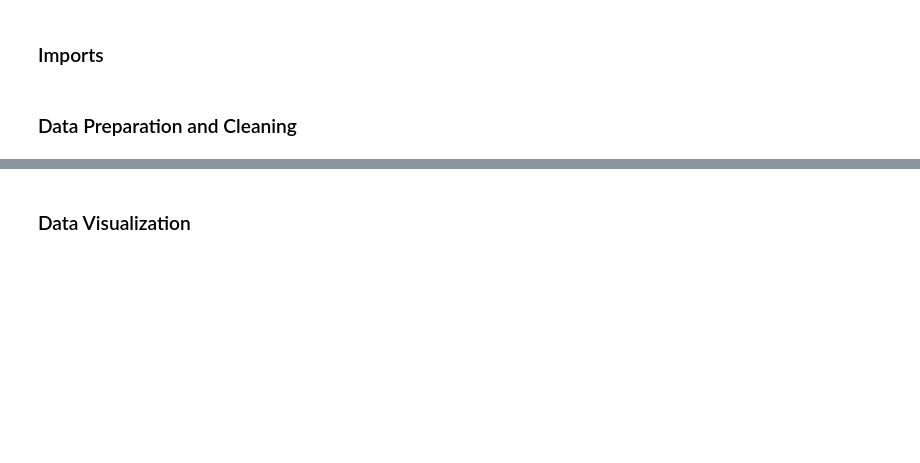
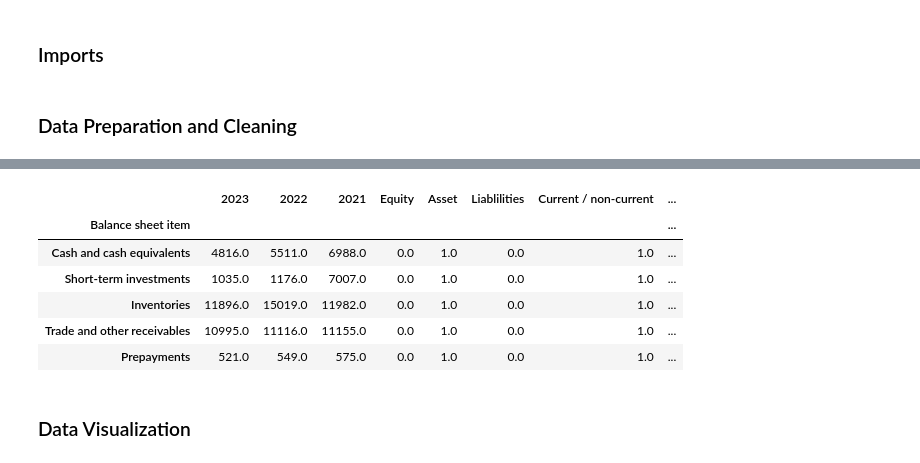
Before and after one commit to sak-15/Intro_to_python, a Jupyter notebook: financial_analysis.ipynb, the cells around one changed output, grey strips where cells are left out. Drawn from its saved outputs; the diff is of its cells as text; code cells hidden in the pictures; blank space fills up the shorter version.

```diff
--- a/financial_analysis.ipynb
+++ b/financial_analysis.ipynb
@@ -61,6 +79,16 @@ financial_profit_items.set_index('Financial profit items', inplace=True)
 trade_and_other_payable_items.set_index('Trade & other payables items', inplace=True)
 ppe_items.set_index('P,P & E items', inplace=True)
 balance_sheet.set_index('Balance sheet item', inplace=True)
+# %%
+balance_sheet.head()
+# %% [output]
+|  | 2023 | 2022 | 2021 | Equity | Asset | Liablilities | Current / non-current | ... |
+| Balance sheet item |  |  |  |  |  |  |  | ... |
+| Cash and cash equivalents | 4816.0 | 5511.0 | 6988.0 | 0.0 | 1.0 | 0.0 | 1.0 | ... |
+| Short-term investments | 1035.0 | 1176.0 | 7007.0 | 0.0 | 1.0 | 0.0 | 1.0 | ... |
+| Inventories | 11896.0 | 15019.0 | 11982.0 | 0.0 | 1.0 | 0.0 | 1.0 | ... |
+| Trade and other receivables | 10995.0 | 11116.0 | 11155.0 | 0.0 | 1.0 | 0.0 | 1.0 | ... |
+| Prepayments | 521.0 | 549.0 | 575.0 | 0.0 | 1.0 | 0.0 | 1.0 | ... |
 # %% [markdown]
 ### Data Visualization
 # %%
```
Also changed, not shown: parts of 3 cells of this notebook.
